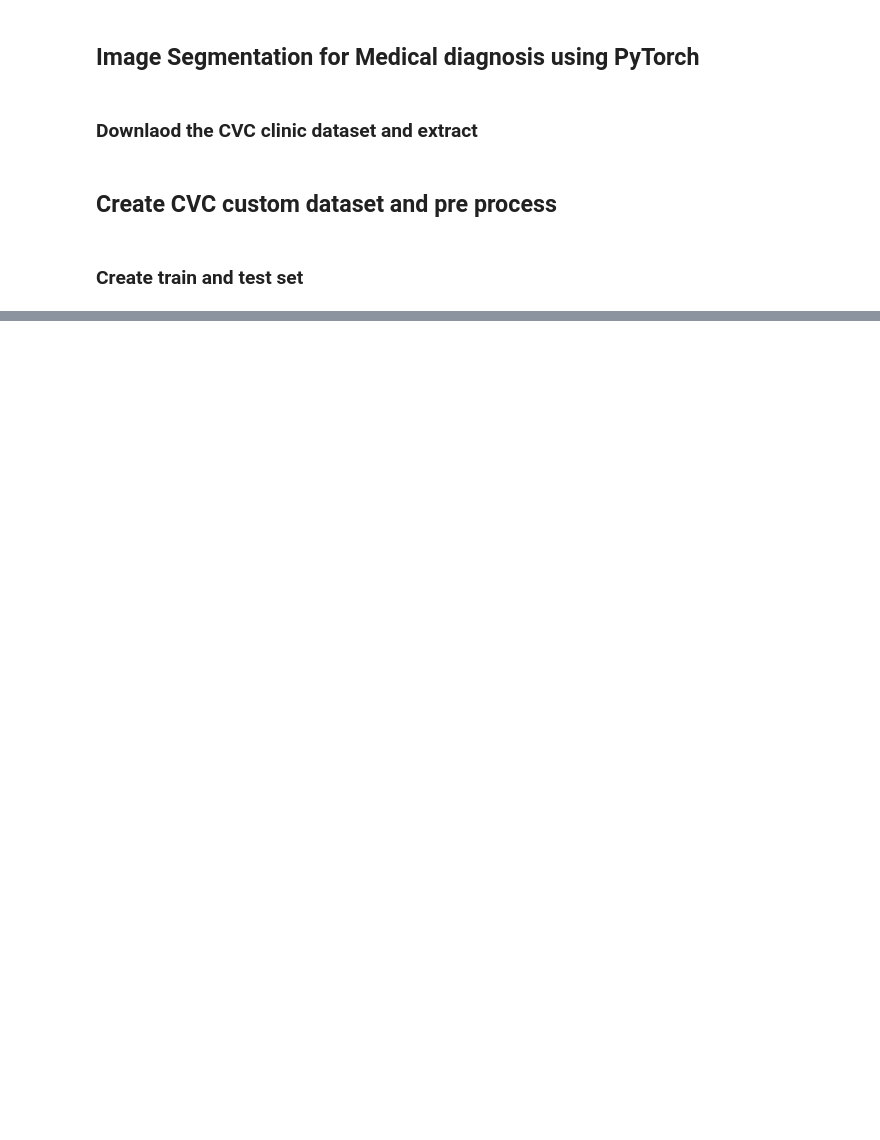
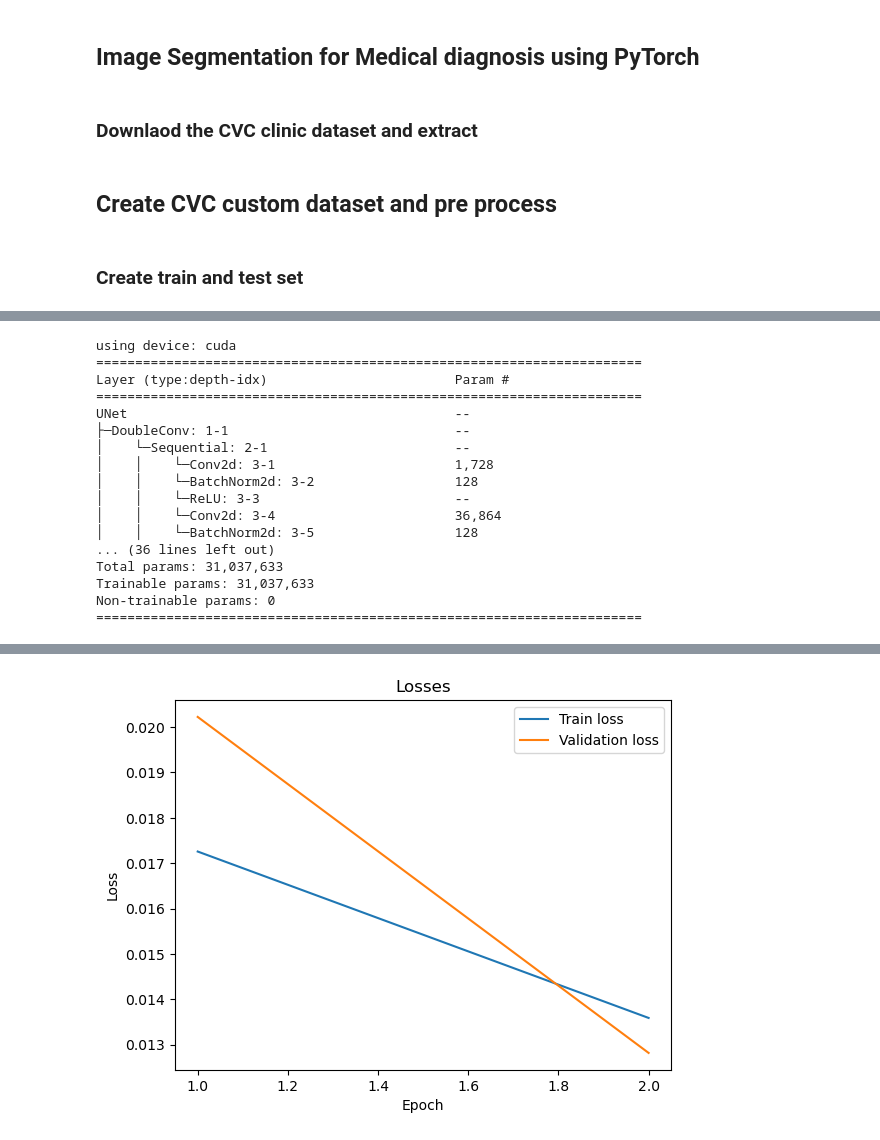
Before and after one commit to navti/MLProjects, a Jupyter notebook: medical-segmentation/segmentation.ipynb, the cells around one changed output, grey strips where cells are left out. Cells and saved outputs as stored; diff of their text form; code cells hidden in the pictures; blank space fills up the shorter version.

```diff
--- a/medical-segmentation/segmentation.ipynb
+++ b/medical-segmentation/segmentation.ipynb
@@ -243,0 +340,44 @@ im1.shape
+# %%
+num_classes = 1
+learning_rate = 0.01
+num_epochs = 2
+device = torch.device('cuda' if torch.cuda.is_available() else 'cpu')
+loss_criterion = nn.BCEWithLogitsLoss()
+inp_channels = 3
+model = UNet(inp_channels, num_classes, checkpointing=True).to(device)
+optimizer = optim.Adam(model.parameters(),lr=learning_rate)
+
+losses = defaultdict(list)
+
+print(f"using device: {device}")
+print(summary(model))
+
+for epoch in range(1,num_epochs+1):
+    _, tloss = train_model(model, device, train_loader, loss_criterion, optimizer, epoch)
+    losses['train_loss'].append(tloss)
+    _, vloss = test_model(model, device, test_loader, loss_criterion)
+    losses['val_loss'].append(vloss)
+
+# save plots
+save_plots(losses, 'mnist-loss')
+
+#save model
+save_model(model, 'mnist_sample_model')
+# %% [output]
+using device: cuda
+======================================================================
+Layer (type:depth-idx)                        Param #
+======================================================================
+UNet                                          --
+├─DoubleConv: 1-1                             --
+│    └─Sequential: 2-1                        --
+│    │    └─Conv2d: 3-1                       1,728
+│    │    └─BatchNorm2d: 3-2                  128
+│    │    └─ReLU: 3-3                         --
+│    │    └─Conv2d: 3-4                       36,864
+│    │    └─BatchNorm2d: 3-5                  128
+... (36 lines left out)
+Total params: 31,037,633
+Trainable params: 31,037,633
+Non-trainable params: 0
+======================================================================
@@ -243,0 +388 @@ im1.shape
+[figure, added]
```
Also changed, not shown: parts of 17 cells of this notebook.
